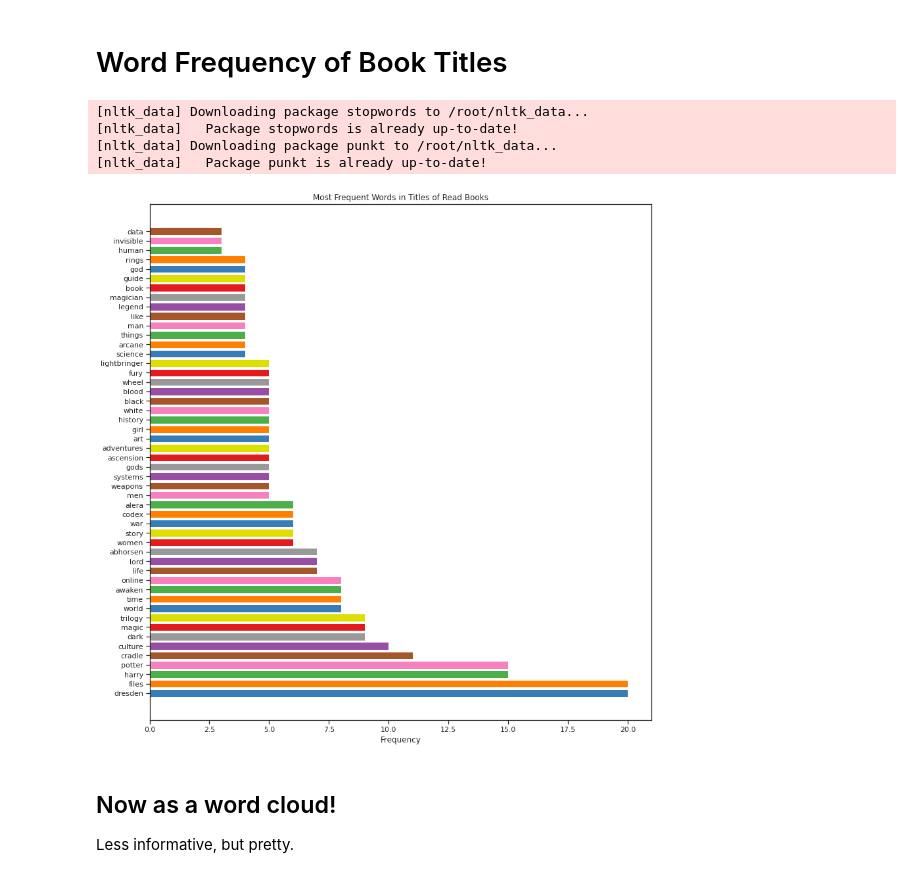
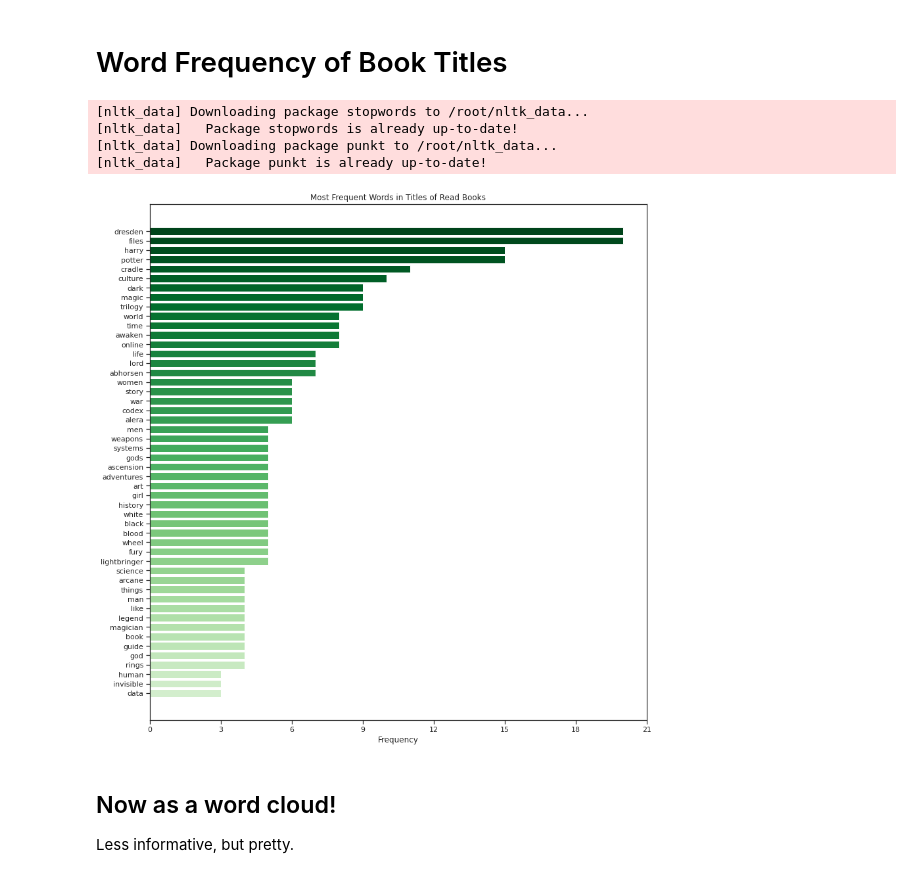
Before and after one commit to DrKenReid/GoodReads-Analysis, a Jupyter notebook: GoodReads_Analysis.ipynb, the cells around one changed output. Drawn from its saved outputs; the diff is of its cells as text; code cells hidden in the pictures.

Commit message:
Updated title frequency plot with feedback from reddit.

```diff
--- a/GoodReads_Analysis.ipynb
+++ b/GoodReads_Analysis.ipynb
@@ -770,6 +770,8 @@ import os
 from nltk.corpus import stopwords
 from nltk.tokenize import word_tokenize
 from collections import Counter
+import matplotlib.pyplot as plt
+import matplotlib.ticker as ticker
 
 # download word database
 nltk.download('stopwords')
@@ -778,38 +780,48 @@ nltk.download("punkt")
 # Get all titles
 titles = " ".join(review for review in read_bookshelf['title'])
 
 # Remove stopwords
 stopwords = set(stopwords.words("english"))
 stopwords.update(['the', 'and', 'of', 'in', 'a', 'to', 'with', 'for', 'on', 'that', 'this', 'at', 'an', 'by', 'be', 'as'])
 
 # Remove stopwords from the titles
 filtered_titles = " ".join([word for word in titles.lower().split() if word not in stopwords])
 
 # Remove special symbols and numbers
 filtered_titles = ''.join(e for e in filtered_titles if (e.isalnum() or e.isspace()))
 word_tokens = word_tokenize(filtered_titles)
 word_tokens = [word for word in word_tokens if not word.isdigit()]
 
 # Count the frequency of each word
 word_counts = Counter([word for word in word_tokens if word not in stopwords])
 
 # Plot the word cloud
 words = [word for word, count in word_counts.most_common(50)]
 counts = [count for word, count in word_counts.most_common(50)]
 
-plt.figure(figsize=(12,12))
-plt.barh(words, counts, color=CB_color_cycle)
-plt.xlabel("Frequency")
-plt.title("Most Frequent Words in Titles of Read Books")
+# Reverse the order of words and counts
+words = [word for word, count in word_counts.most_common(50)][::-1]
+counts = [count for word, count in word_counts.most_common(50)][::-1]
+
+fig, ax = plt.subplots(figsize=(12,12))
+greens = plt.get_cmap('Greens')(np.linspace(0.2, 1, len(counts)))
+ax.barh(range(len(words)), counts, color=greens)
+ax.set_yticks(range(len(words)))
+ax.set_yticklabels(words)
+ax.set_xlabel("Frequency")
+ax.set_title("Most Frequent Words in Titles of Read Books")
+
+# Set the x-axis ticks to integer values
+ax.xaxis.set_major_locator(ticker.MaxNLocator(integer=True))
 
 plt.tight_layout()
 plt.show()
 # %% [output]
 [nltk_data] Downloading package stopwords to /root/nltk_data...
 [nltk_data]   Package stopwords is already up-to-date!
 [nltk_data] Downloading package punkt to /root/nltk_data...
 [nltk_data]   Package punkt is already up-to-date!
-[figure, old version]
+[figure, new version]
 # %% [markdown]
 ## Now as a word cloud!
 
```
Also changed, not shown: parts of 22 cells of this notebook.
